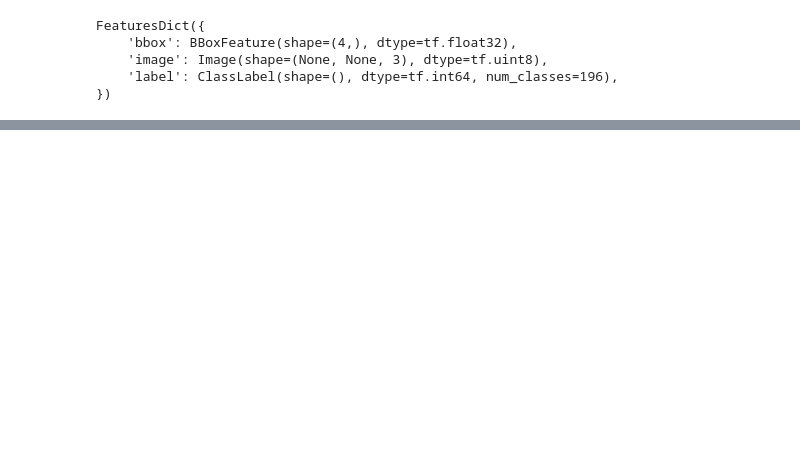
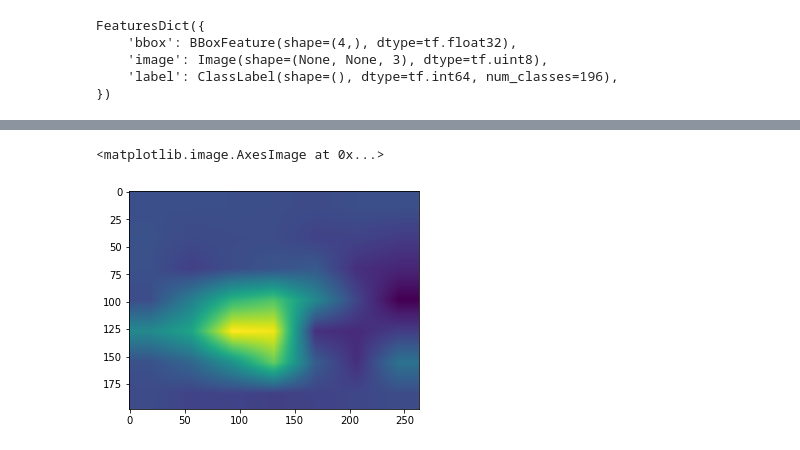
Before and after one commit to benestump/Aiffel, a Jupyter notebook: Going_Deeper(CV)/05_Class_Activation_Map/G5_Class_Activation_Map.ipynb, the cells around one changed output, grey strips where cells are left out. Drawn from its saved outputs; the diff is of its cells as text; code cells hidden in the pictures; blank space fills up the shorter version.

```diff
--- a/Going_Deeper(CV)/05_Class_Activation_Map/G5_Class_Activation_Map.ipynb
+++ b/Going_Deeper(CV)/05_Class_Activation_Map/G5_Class_Activation_Map.ipynb
@@ -222,0 +226,33 @@ def generate_grad_cam(model, activation_layer, item):
+# %%
+def generate_grad_cam(model, activation_layer, item):
+    item = copy.deepcopy(item)
+    width = item['image'].shape[1]
+    height = item['image'].shape[0]
+    img_tensor, class_idx = normalize_and_resize_img(item)
+
+    grad_model = tf.keras.models.Model([model.inputs], [model.get_layer(activation_layer).output, model.output])
+
+    with tf.GradientTape() as tape:
+        conv_output, pred = grad_model(tf.expand_dims(img_tensor, 0))
+
+        loss = pred[:, class_idx]
+        output = conv_output[0]
+        grad_val = tape.gradient(loss, conv_output)[0]
+
+    weights = np.mean(grad_val, axis=(0, 1))
+    grad_cam_image = np.zeros(dtype=np.float32, shape=conv_output.shape[0:2])
+    for k, w in enumerate(weights):
+
+        grad_cam_image += w * output[:, :, k]
+
+    grad_cam_image /= np.max(grad_cam_image)
+    grad_cam_image = grad_cam_image.numpy()
+    grad_cam_image = cv2.resize(grad_cam_image, (width, height))
+
+    return grad_cam_image
+# %%
+grad_cam_image = generate_grad_cam(cam_model, 'conv5_block3_out', item)
+plt.imshow(grad_cam_image)
+# %% [output]
+<matplotlib.image.AxesImage at 0x...>
+[figure, added]
```
Also changed, not shown: parts of 41 cells of this notebook.
